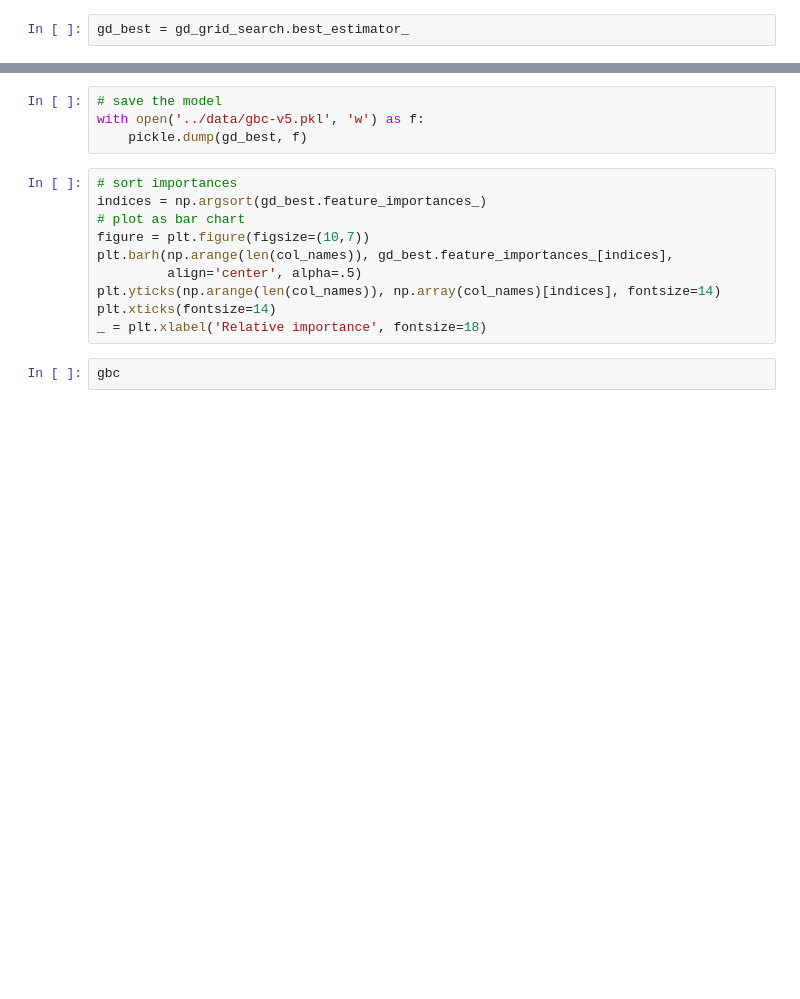
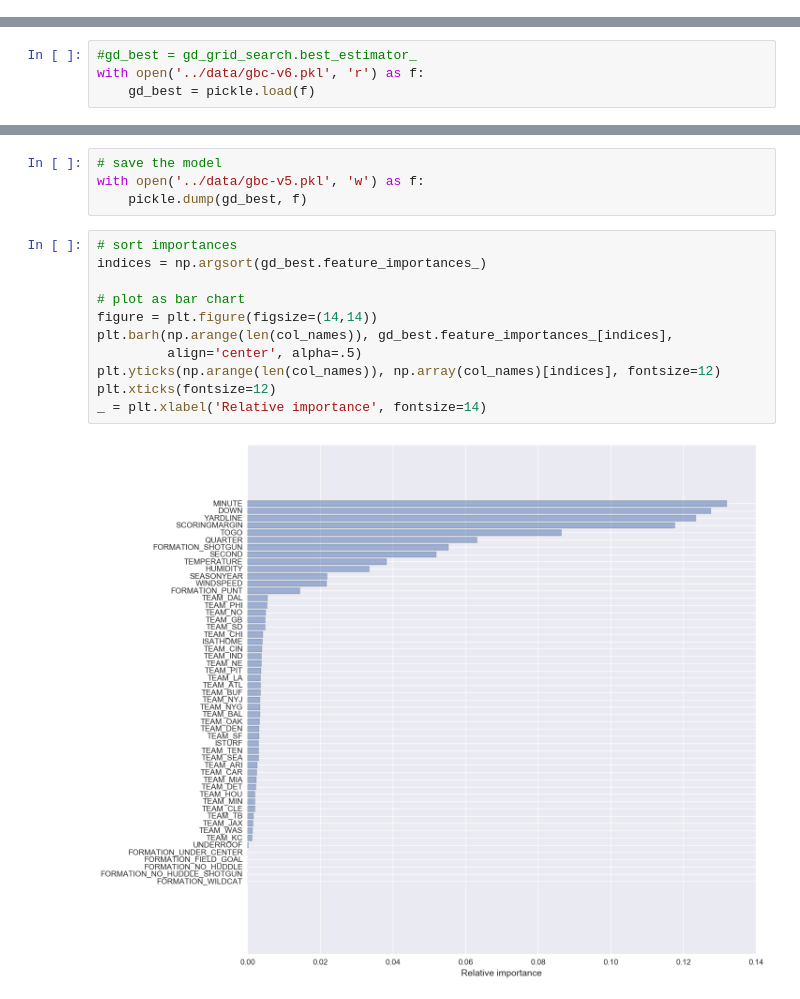
Before and after one commit to zreyn/nfl, a Jupyter notebook: notebooks/nfl-modeling.ipynb, the cells around one changed output, grey strips where cells are left out. Cells and saved outputs as stored; diff of their text form; blank space fills up the shorter version.

Commit message:
added some new figures to docs

```diff
--- a/notebooks/nfl-modeling.ipynb
+++ b/notebooks/nfl-modeling.ipynb
@@ -1003,5 +1003,3 @@ gd_grid_search = grid_search(GradientBoostingClassifier(), gd_grid)
 # %% [output]
 Fitting 3 folds for each of 144 candidates, totalling 432 fits
 [Parallel(n_jobs=-1)]: Done  42 tasks      | elapsed: 117.4min
-# %%
-gd_best = gd_grid_search.best_estimator_
@@ -1010,3 +1006,7 @@ NameError: name 'gd_grid_search' is not defined
+# %%
+#gd_best = gd_grid_search.best_estimator_
+with open('../data/gbc-v6.pkl', 'r') as f:
+    gd_best = pickle.load(f)
 # %%
 gd_grid_search.best_params_
 # %% [output]
@@ -1018,12 +1018,13 @@ with open('../data/gbc-v5.pkl', 'w') as f:
 # %%
 # sort importances
 indices = np.argsort(gd_best.feature_importances_)
+
 # plot as bar chart
-figure = plt.figure(figsize=(10,7))
+figure = plt.figure(figsize=(14,14))
 plt.barh(np.arange(len(col_names)), gd_best.feature_importances_[indices],
          align='center', alpha=.5)
-plt.yticks(np.arange(len(col_names)), np.array(col_names)[indices], fontsize=14)
-plt.xticks(fontsize=14)
-_ = plt.xlabel('Relative importance', fontsize=18)
+plt.yticks(np.arange(len(col_names)), np.array(col_names)[indices], fontsize=12)
+plt.xticks(fontsize=12)
+_ = plt.xlabel('Relative importance', fontsize=14)
+# %% [output]
+[figure, added]
-# %%
-gbc
```
Also changed, not shown: parts of 4 cells of this notebook, 8 other files.
